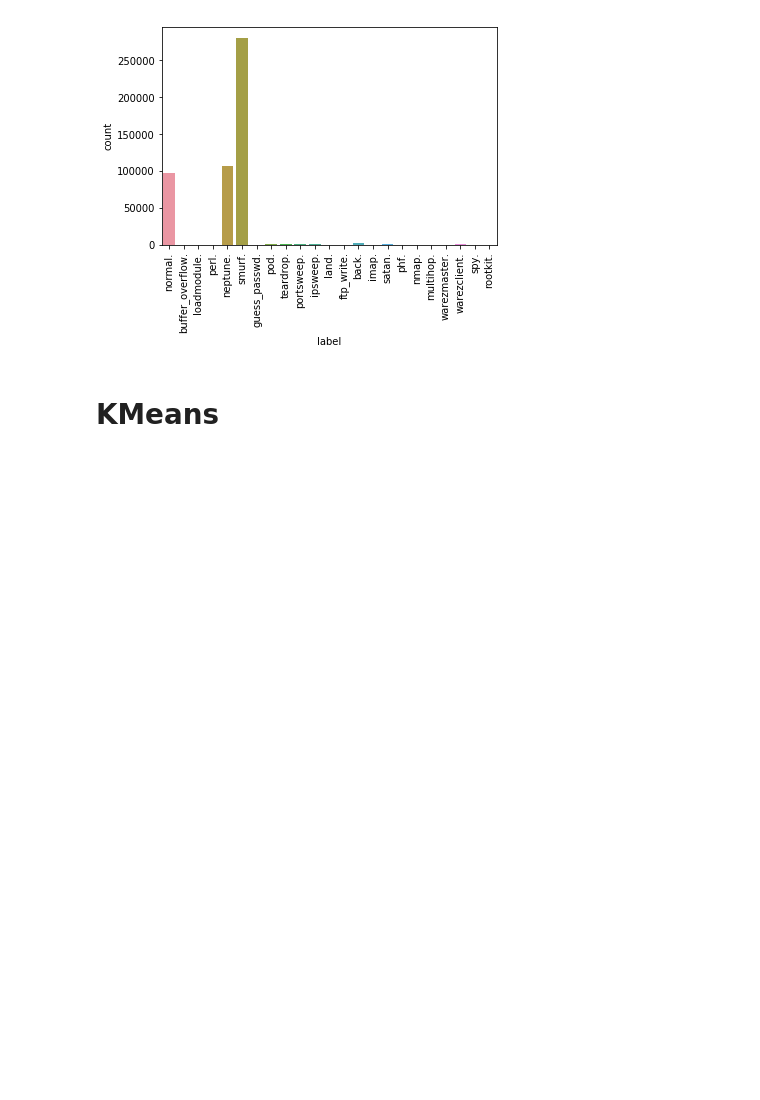
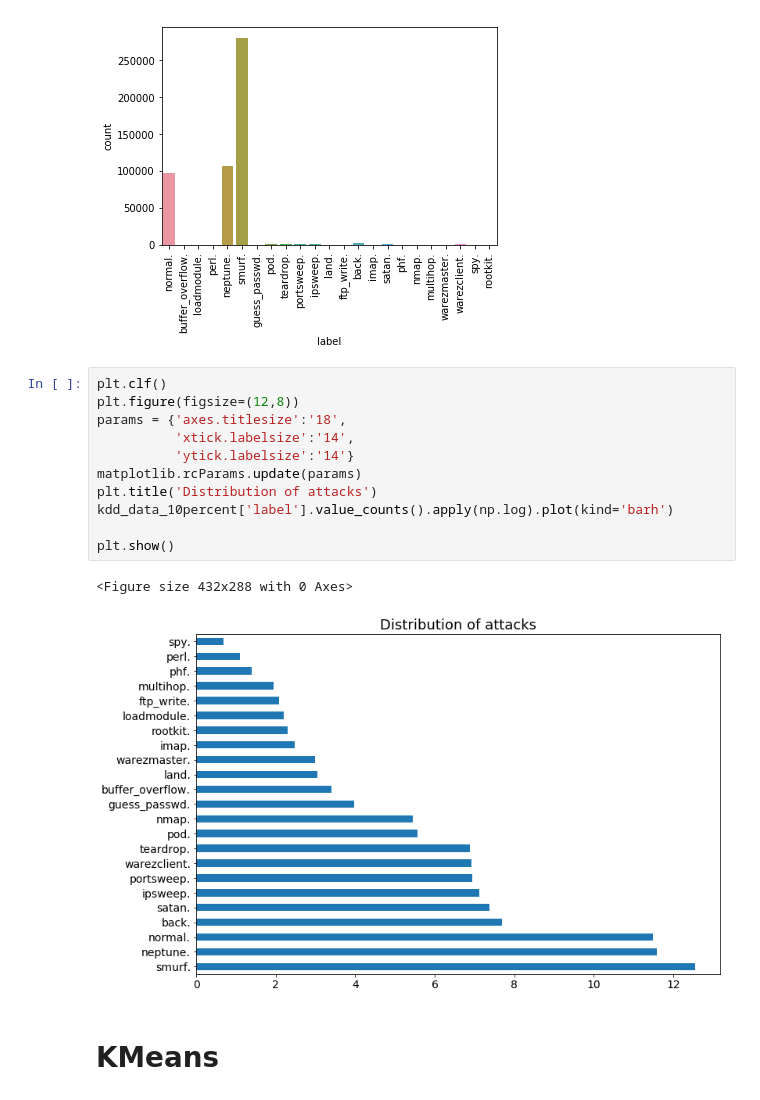
Before and after one commit to rohanvgori/CS6220_Final_Project, a Jupyter notebook: Final_project.ipynb, the cells around one changed output. Drawn from its saved outputs; the diff is of its cells as text; blank space fills up the shorter version.

Commit message:
adding graphs

```diff
--- a/Final_project.ipynb
+++ b/Final_project.ipynb
@@ -197,6 +199,20 @@ sns.countplot(y)
 # %% [output]
 <matplotlib.axes._subplots.AxesSubplot at 0x...>
 [figure]
+# %%
+plt.clf()
+plt.figure(figsize=(12,8))
+params = {'axes.titlesize':'18',
+          'xtick.labelsize':'14',
+          'ytick.labelsize':'14'}
+matplotlib.rcParams.update(params)
+plt.title('Distribution of attacks')
+kdd_data_10percent['label'].value_counts().apply(np.log).plot(kind='barh')
+
+plt.show()
+# %% [output]
+<Figure size 432x288 with 0 Axes>
+[figure, added]
 # %% [markdown]
 # KMeans
 # %%
```
Also changed, not shown: parts of 1 cell of this notebook.
